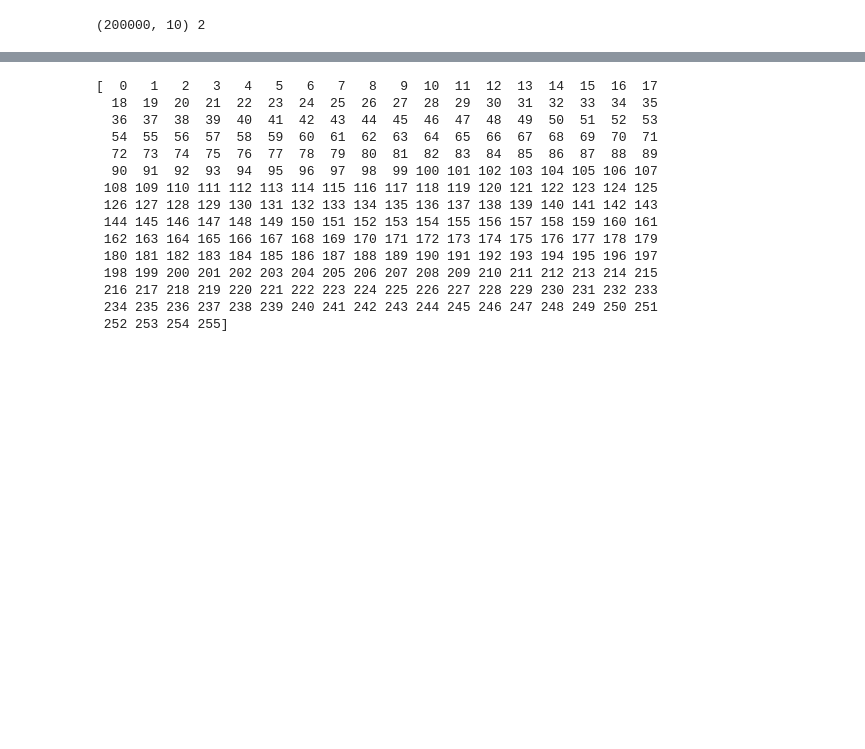
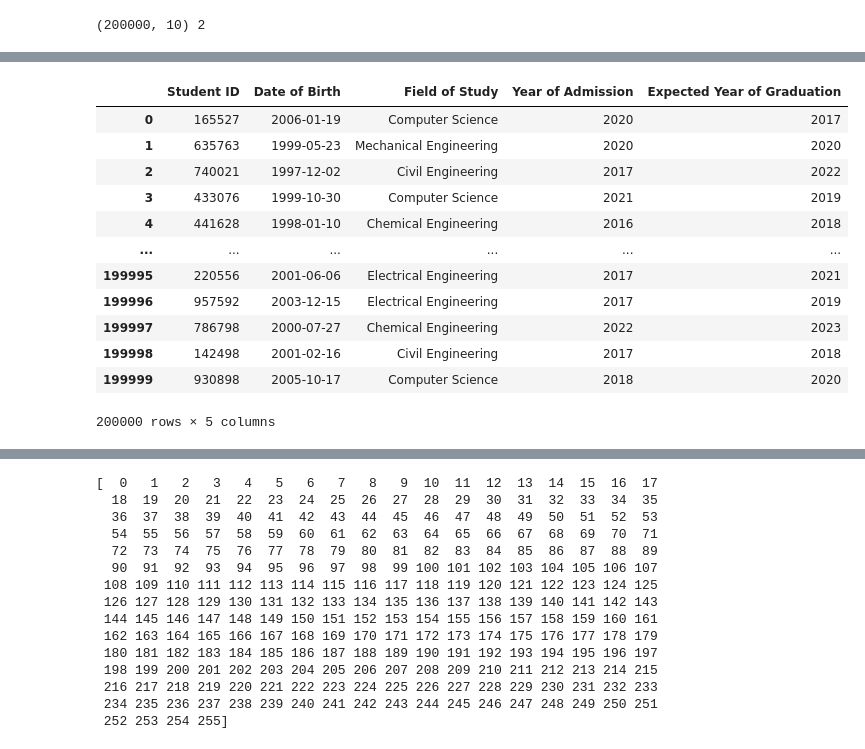
Before and after one commit to Harman16-jpg/datasetml, a Jupyter notebook: Untitled0.ipynb, the cells around one changed output, grey strips where cells are left out. Saved outputs shown, nothing was run; the diff lists cells and outputs as text; code cells hidden in the pictures; blank space fills up the shorter version.

```diff
--- a/Untitled0.ipynb
+++ b/Untitled0.ipynb
@@ -932,3 +933,7 @@ print(df1)
 print(df1.shape,df1.ndim)
 # %% [output]
 (200000, 10) 2
+# %%
+#to create a column
+df1['age of student']='age of students'
+print(df1)
@@ -934,0 +1121,16 @@ print(df1.shape,df1.ndim)
+# %%
+df1.iloc[:,:5]
+# %% [output]
+|  | Student ID | Date of Birth | Field of Study | Year of Admission | Expected Year of Graduation |
+| 0 | 165527 | 2006-01-19 | Computer Science | 2020 | 2017 |
+| 1 | 635763 | 1999-05-23 | Mechanical Engineering | 2020 | 2020 |
+| 2 | 740021 | 1997-12-02 | Civil Engineering | 2017 | 2022 |
+| 3 | 433076 | 1999-10-30 | Computer Science | 2021 | 2019 |
+| 4 | 441628 | 1998-01-10 | Chemical Engineering | 2016 | 2018 |
+| ... | ... | ... | ... | ... | ... |
+| 199995 | 220556 | 2001-06-06 | Electrical Engineering | 2017 | 2021 |
+| 199996 | 957592 | 2003-12-15 | Electrical Engineering | 2017 | 2019 |
+| 199997 | 786798 | 2000-07-27 | Chemical Engineering | 2022 | 2023 |
+| 199998 | 142498 | 2001-02-16 | Civil Engineering | 2017 | 2018 |
+| 199999 | 930898 | 2005-10-17 | Computer Science | 2018 | 2020 |
+200000 rows × 5 columns
```
Also changed, not shown: parts of 18 cells of this notebook.
